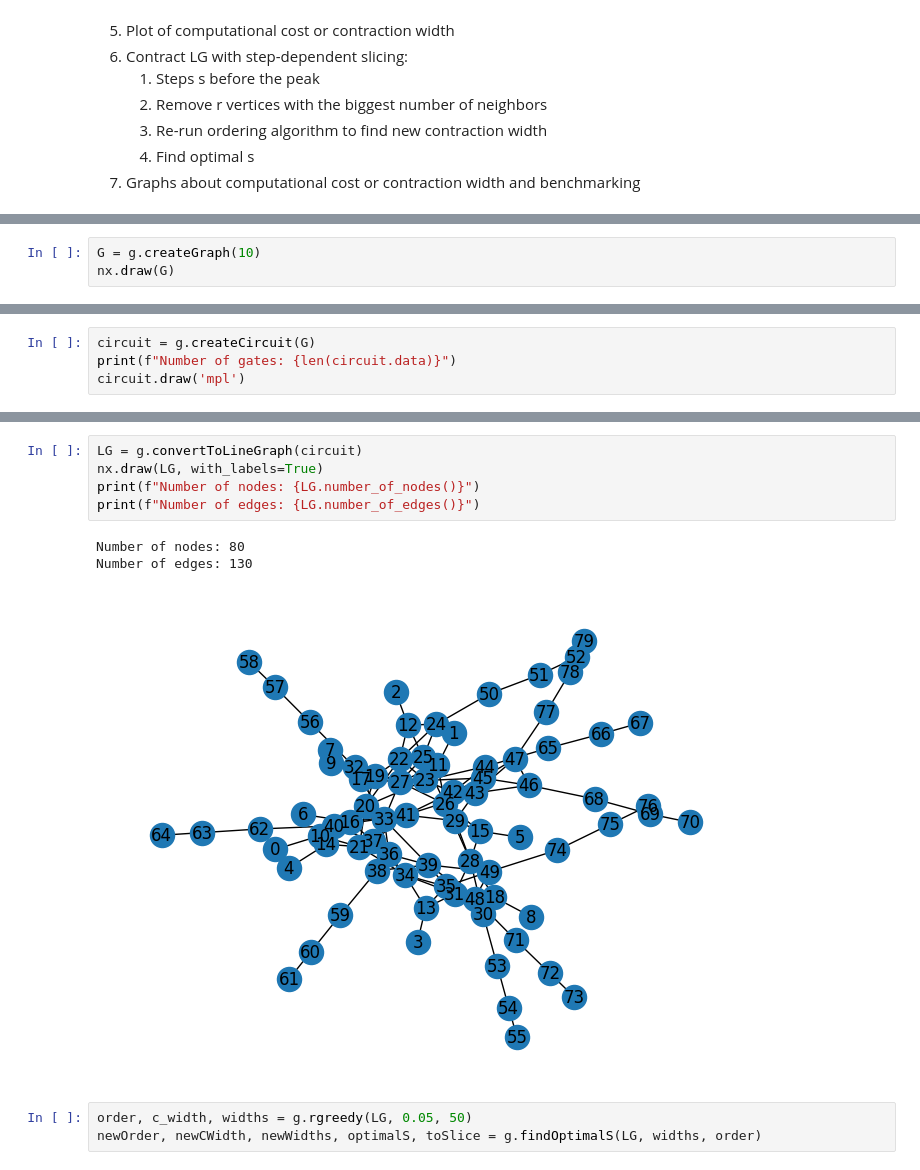
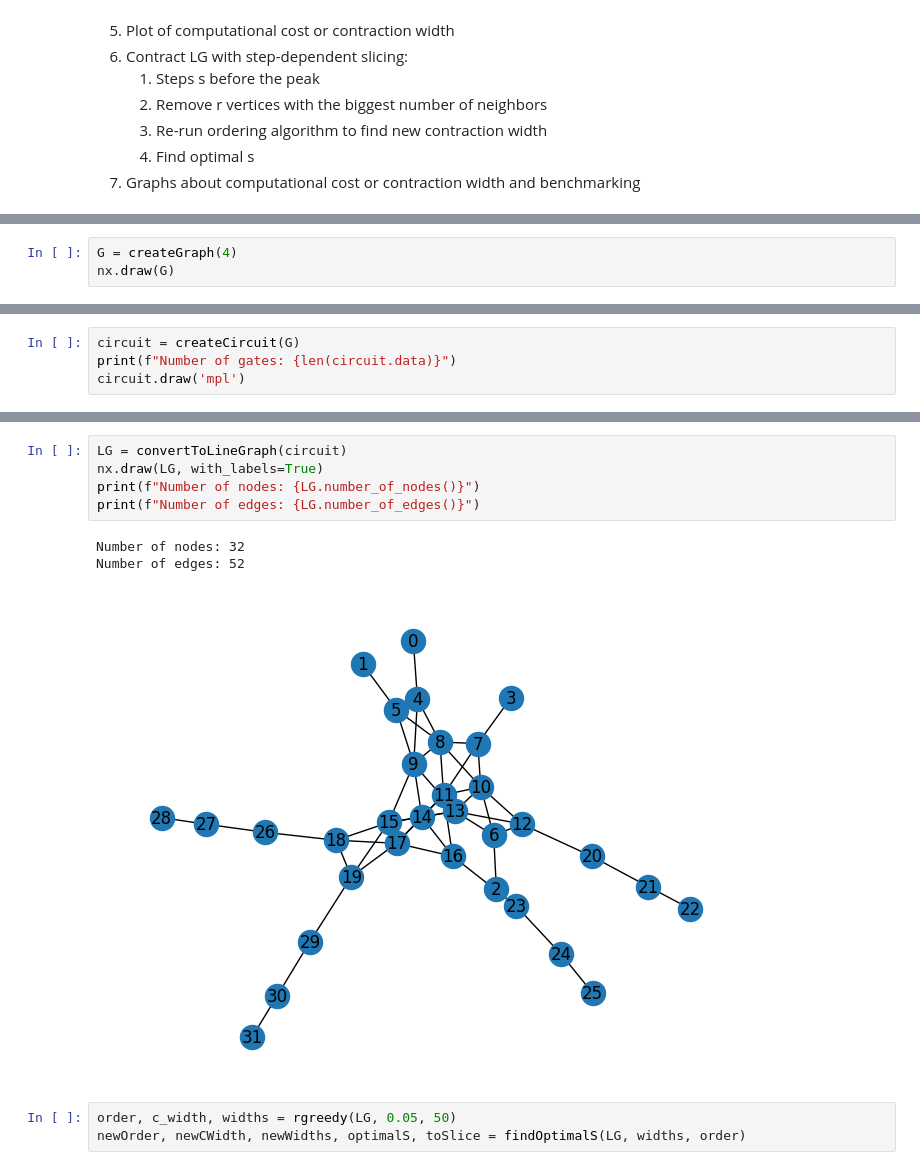
Before and after one commit to richardm1234/stepDependentSlicing_AQC, a Jupyter notebook: demo.ipynb, the cells around one changed output, grey strips where cells are left out. Cells and saved outputs as stored; diff of their text form.

```diff
--- a/demo.ipynb
+++ b/demo.ipynb
@@ -16,5 +19,5 @@ import graph as g
 import networkx as nx
 # %%
-G = g.createGraph(10)
+G = createGraph(4)
 nx.draw(G)
 # %% [output]
@@ -22,5 +25,5 @@ nx.draw(G)
 # %%
-circuit = g.createCircuit(G)
+circuit = createCircuit(G)
 print(f"Number of gates: {len(circuit.data)}")
 circuit.draw('mpl')
 # %% [output]
@@ -29,13 +32,13 @@ Number of gates: 55
 # %%
-LG = g.convertToLineGraph(circuit)
+LG = convertToLineGraph(circuit)
 nx.draw(LG, with_labels=True)
 print(f"Number of nodes: {LG.number_of_nodes()}")
 print(f"Number of edges: {LG.number_of_edges()}")
 # %% [output]
-Number of nodes: 80
-Number of edges: 130
+Number of nodes: 32
+Number of edges: 52
-[figure, old version]
+[figure, new version]
 # %%
-order, c_width, widths = g.rgreedy(LG, 0.05, 50)
-newOrder, newCWidth, newWidths, optimalS, toSlice = g.findOptimalS(LG, widths, order)
+order, c_width, widths = rgreedy(LG, 0.05, 50)
+newOrder, newCWidth, newWidths, optimalS, toSlice = findOptimalS(LG, widths, order)
 # %%
```
Also changed, not shown: parts of 5 cells of this notebook, 4 other files.
